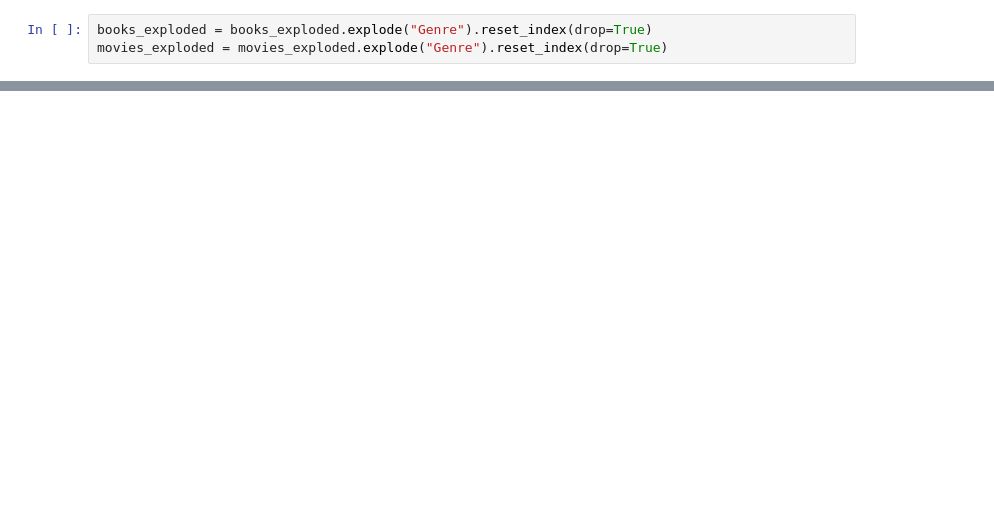
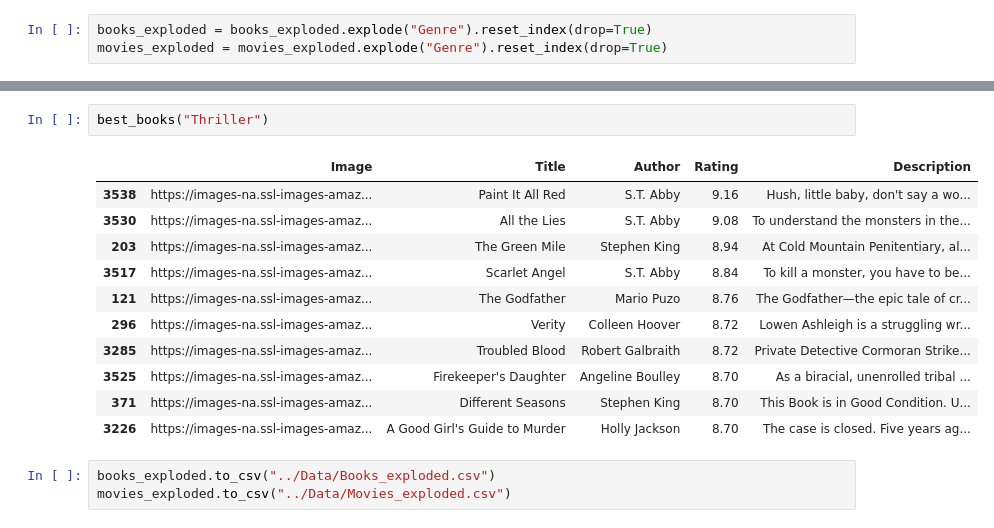
Before and after one commit to Slivered/Book_Recomendation_, a Jupyter notebook: Notebooks/Visualization.ipynb, the cells around one changed output, grey strips where cells are left out. Drawn from its saved outputs; the diff is of its cells as text; blank space fills up the shorter version.

```diff
--- a/Notebooks/Visualization.ipynb
+++ b/Notebooks/Visualization.ipynb
@@ -123,0 +203,17 @@ def genre_graph(df,genre):
+# %%
+best_books("Thriller")
+# %% [output]
+|  | Image | Title | Author | Rating | Description |
+| 3538 | https://images-na.ssl-images-amaz... | Paint It All Red | S.T. Abby | 9.16 | Hush, little baby, don't say a wo... |
+| 3530 | https://images-na.ssl-images-amaz... | All the Lies | S.T. Abby | 9.08 | To understand the monsters in the... |
+| 203 | https://images-na.ssl-images-amaz... | The Green Mile | Stephen King | 8.94 | At Cold Mountain Penitentiary, al... |
+| 3517 | https://images-na.ssl-images-amaz... | Scarlet Angel | S.T. Abby | 8.84 | To kill a monster, you have to be... |
+| 121 | https://images-na.ssl-images-amaz... | The Godfather | Mario Puzo | 8.76 | The Godfather—the epic tale of cr... |
+| 296 | https://images-na.ssl-images-amaz... | Verity | Colleen Hoover | 8.72 | Lowen Ashleigh is a struggling wr... |
+| 3285 | https://images-na.ssl-images-amaz... | Troubled Blood | Robert Galbraith | 8.72 | Private Detective Cormoran Strike... |
+| 3525 | https://images-na.ssl-images-amaz... | Firekeeper's Daughter | Angeline Boulley | 8.70 | As a biracial, unenrolled tribal ... |
+| 371 | https://images-na.ssl-images-amaz... | Different Seasons | Stephen King | 8.70 | This Book is in Good Condition. U... |
+| 3226 | https://images-na.ssl-images-amaz... | A Good Girl's Guide to Murder | Holly Jackson | 8.70 | The case is closed. Five years ag... |
+# %%
+books_exploded.to_csv("../Data/Books_exploded.csv")
+movies_exploded.to_csv("../Data/Movies_exploded.csv")
```
Also changed, not shown: parts of 18 cells of this notebook, 18 other files.
